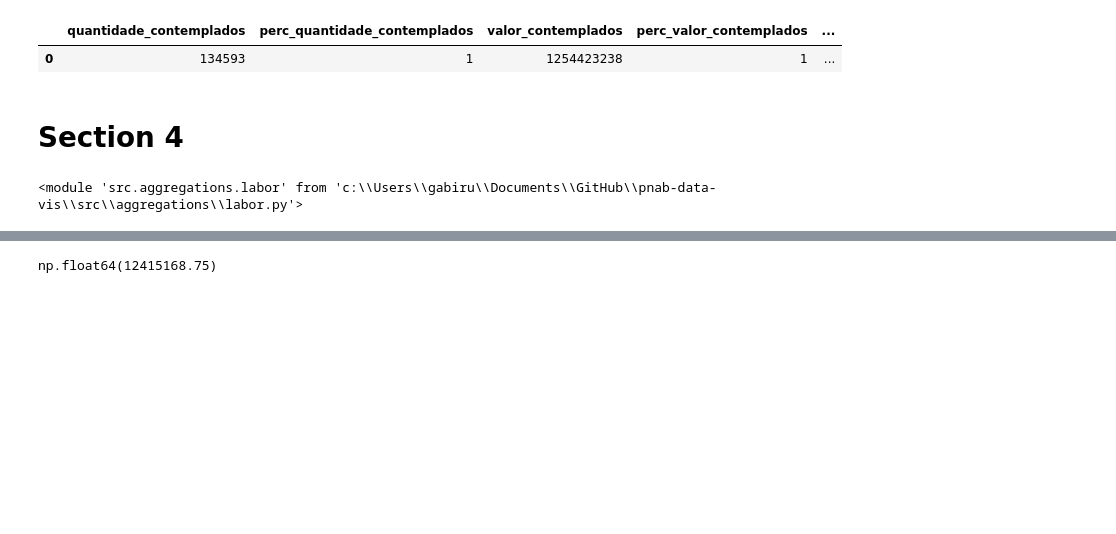
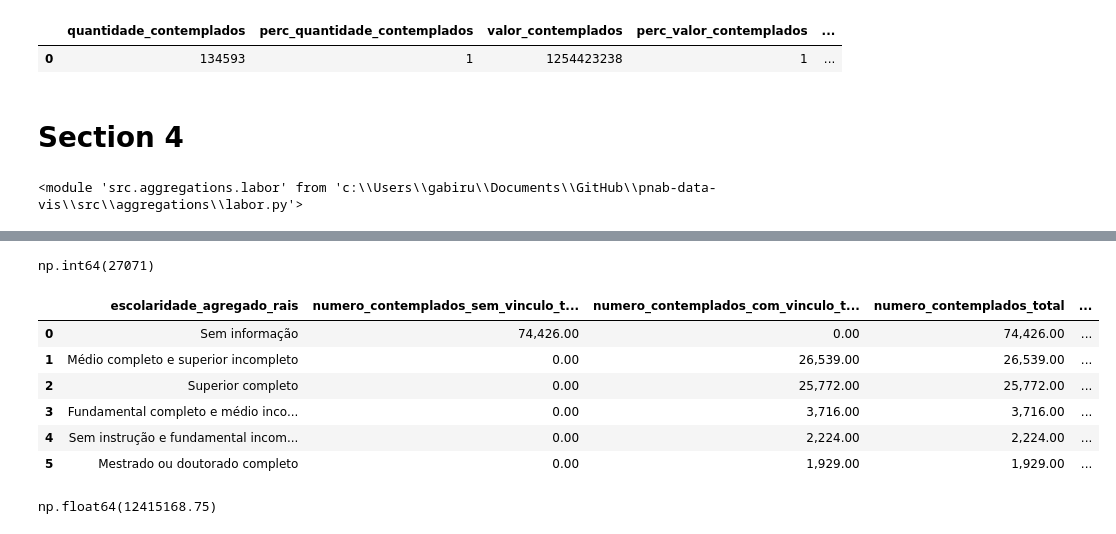
Before and after one commit to SGE-Subsecretaria-de-Gestao-Estrategica/pnab-data-vis, a Jupyter notebook: src/notebooks/gabriel_create_csv.ipynb, the cells around one changed output, grey strips where cells are left out. Drawn from its saved outputs; the diff is of its cells as text; code cells hidden in the pictures; blank space fills up the shorter version.

```diff
--- a/src/notebooks/gabriel_create_csv.ipynb
+++ b/src/notebooks/gabriel_create_csv.ipynb
@@ -338,3 +353,7 @@ df_not_in_mercado_by_raca_cor
+# %%
+df_cubo[df_cubo['raca_cor_desc_description'] == 'Parda – para a pessoa que se enquadrar como parda ou se declarar como mulata, cabocla, cafuza, mameluca ou mestiça de preto com pessoa de outra cor ou raça.']['quantidade'].sum()
+# %% [output]
+np.int64(27071)
 # %%
 # aggregate_raca_cor_vinculo_formal_labor_by_sexo
 df_not_in_mercado_by_raca_cor_sexo = labor.aggregate_raca_cor_vinculo_formal_labor_by_sexo(df_cubo=df_cubo)
@@ -346,3 +365,13 @@ df_not_in_mercado_escolaridade.to_csv(settings.DATA_PATH_SECTION4 / 'aggregate_v
+# %%
+df_not_in_mercado_escolaridade
+# %% [output]
+|  | escolaridade_agregado_rais | numero_contemplados_sem_vinculo_t... | numero_contemplados_com_vinculo_t... | numero_contemplados_total | ... |
+| 0 | Sem informação | 74,426.00 | 0.00 | 74,426.00 | ... |
+| 1 | Médio completo e superior incompleto | 0.00 | 26,539.00 | 26,539.00 | ... |
+| 2 | Superior completo | 0.00 | 25,772.00 | 25,772.00 | ... |
+| 3 | Fundamental completo e médio inco... | 0.00 | 3,716.00 | 3,716.00 | ... |
+| 4 | Sem instrução e fundamental incom... | 0.00 | 2,224.00 | 2,224.00 | ... |
+| 5 | Mestrado ou doutorado completo | 0.00 | 1,929.00 | 1,929.00 | ... |
 # %%
 # aggregate_vinculo_trabalho_formal_by_escolaridade_clean.csv
 df_not_in_mercado_escolaridade_clean = labor.aggregate_vinculo_trabalho_formal_by_escolaridade_sem_sem_informacao(df_cubo=df_cubo)
```
Also changed, not shown: parts of 15 cells of this notebook, 2 other files.
